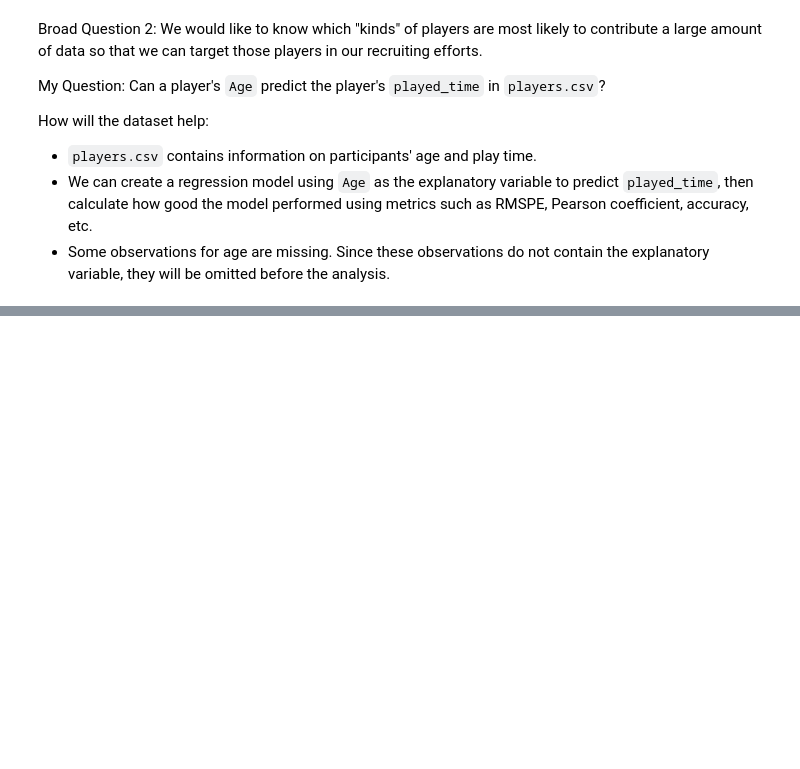
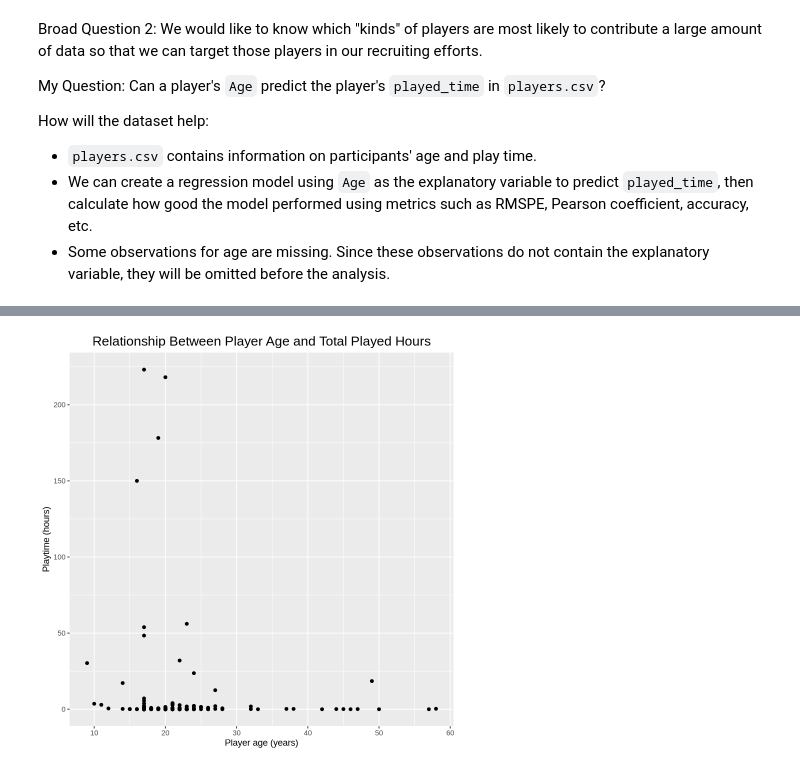
Before and after one commit to InvisiBlight006/mc_ds_project_individual, a Jupyter notebook: Individual_Report.ipynb, the cells around one changed output, grey strips where cells are left out. Drawn from its saved outputs; the diff is of its cells as text; code cells hidden in the pictures; blank space fills up the shorter version.

Commit message:
Exploratory Data Analysis and Visualization
Finished Part  3: Exploratory Data Analysis and Visualization of the individual planning report.

```diff
--- a/Individual_Report.ipynb
+++ b/Individual_Report.ipynb
@@ -148,0 +151,5 @@ How will the dataset help:
+# %%
+# Load players.csv
+options(repr.matrix.max.rows = 4)
+players <- read_csv('data/players.csv')
+players
@@ -148,0 +174,5 @@ How will the dataset help:
+# %%
+# Data Wrangling (Minimumly Necessary): remove observations that has missing Age variable
+players_wrangled <- players |>
+                        filter(Age != 'NA')
+players_wrangled
@@ -148,0 +197,9 @@ How will the dataset help:
+# %%
+# Exploratory Visualization: Played_hours vs Age
+players_scatterplot <- players_wrangled |> ggplot(aes(x = Age, y = played_hours)) +
+                                    geom_point() +
+                                        labs(x = 'Player age (years)', y = 'Playtime (hours)', title = 'Relationship Between Player Age and Total Played Hours') +
+                                            theme(plot.title = element_text(hjust = 0.5, size = 16))
+players_scatterplot
+# %% [output]
+[figure, added]
```
Also changed, not shown: parts of 7 cells of this notebook.
